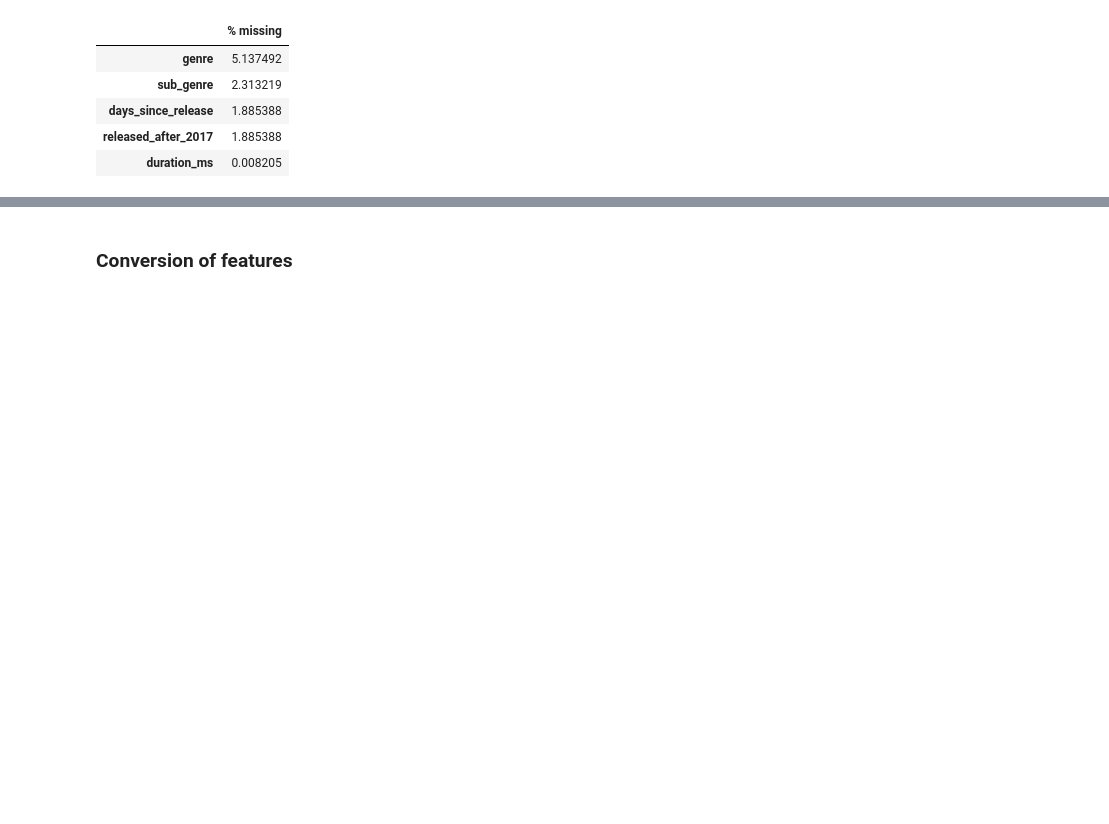
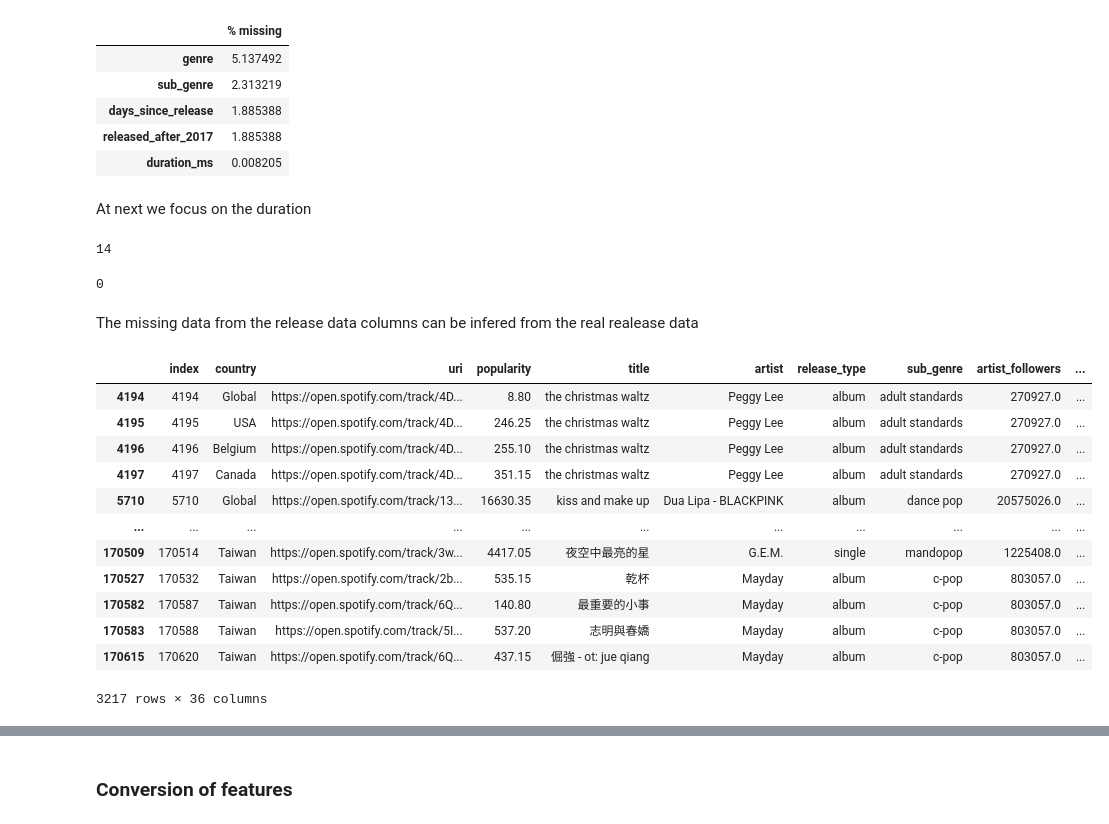
Before and after one commit to MaxiTrien/spotify-data-science-project, a Jupyter notebook: data_cleaning.ipynb, the cells around one changed output, grey strips where cells are left out. Saved outputs shown, nothing was run; the diff lists cells and outputs as text; code cells hidden in the pictures; blank space fills up the shorter version.

```diff
--- a/data_cleaning.ipynb
+++ b/data_cleaning.ipynb
@@ -538,6 +554,7 @@ We can drop these 5 samples, because not even the title and artists is there.
 # Drop the na rows
 indexes_to_drop = df.index[df['release_date'].isna()].tolist() # There are only 5 rows with n-a release date
 df.drop(indexes_to_drop, inplace=True)
+df.reset_index(inplace=True)
 # %%
 # How many missing data is left
 missing = pd.DataFrame(df.isna().sum() / df.isna().count() * 100).rename(columns={0:'% missing'}).sort_values(by='% missing', ascending=False)
@@ -549,3 +566,35 @@ missing.loc[~(missing==0).all(axis=1)]
 | days_since_release | 1.885388 |
 | released_after_2017 | 1.885388 |
 | duration_ms | 0.008205 |
+# %% [markdown]
+At next we focus on the duration
+# %%
+# Convert these values to NaN values
+df['duration_ms'] = pd.to_numeric(df['duration_ms'], errors='coerce')
+df['duration_ms'].isnull().sum()
+# %% [output]
+14
+# %%
+# Possibility of takeing average numeric value for the 19 missing values
+df['duration_ms'].fillna(df['duration_ms'].mean(), inplace=True)
+df['duration_ms'].isnull().sum()
+# %% [output]
+0
+# %% [markdown]
+The missing data from the release data columns can be infered from the real realease data
+# %%
+df[df['days_since_release'].isna()]
+# %% [output]
+|  | index | country | uri | popularity | title | artist | release_type | sub_genre | artist_followers | ... |
+| 4194 | 4194 | Global | https://open.spotify.com/track/4D... | 8.80 | the christmas waltz | Peggy Lee | album | adult standards | 270927.0 | ... |
+| 4195 | 4195 | USA | https://open.spotify.com/track/4D... | 246.25 | the christmas waltz | Peggy Lee | album | adult standards | 270927.0 | ... |
+| 4196 | 4196 | Belgium | https://open.spotify.com/track/4D... | 255.10 | the christmas waltz | Peggy Lee | album | adult standards | 270927.0 | ... |
+| 4197 | 4197 | Canada | https://open.spotify.com/track/4D... | 351.15 | the christmas waltz | Peggy Lee | album | adult standards | 270927.0 | ... |
+| 5710 | 5710 | Global | https://open.spotify.com/track/13... | 16630.35 | kiss and make up | Dua Lipa - BLACKPINK | album | dance pop | 20575026.0 | ... |
+| ... | ... | ... | ... | ... | ... | ... | ... | ... | ... | ... |
+| 170509 | 170514 | Taiwan | https://open.spotify.com/track/3w... | 4417.05 | 夜空中最亮的星 | G.E.M. | single | mandopop | 1225408.0 | ... |
+| 170527 | 170532 | Taiwan | https://open.spotify.com/track/2b... | 535.15 | 乾杯 | Mayday | album | c-pop | 803057.0 | ... |
+| 170582 | 170587 | Taiwan | https://open.spotify.com/track/6Q... | 140.80 | 最重要的小事 | Mayday | album | c-pop | 803057.0 | ... |
+| 170583 | 170588 | Taiwan | https://open.spotify.com/track/5I... | 537.20 | 志明與春嬌 | Mayday | album | c-pop | 803057.0 | ... |
+| 170615 | 170620 | Taiwan | https://open.spotify.com/track/6Q... | 437.15 | 倔強 - ot: jue qiang | Mayday | album | c-pop | 803057.0 | ... |
+3217 rows × 36 columns
```
Also changed, not shown: parts of 18 cells of this notebook.
